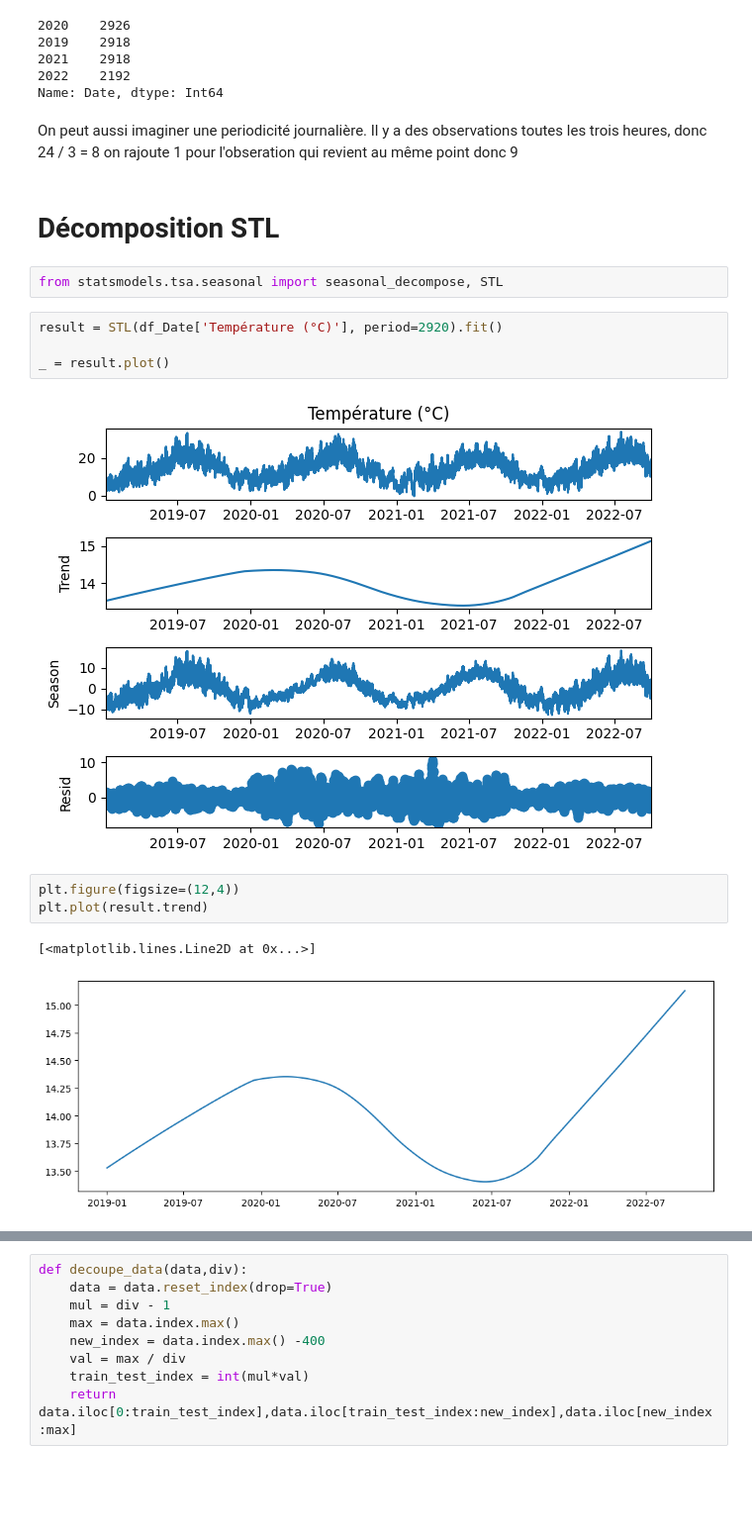
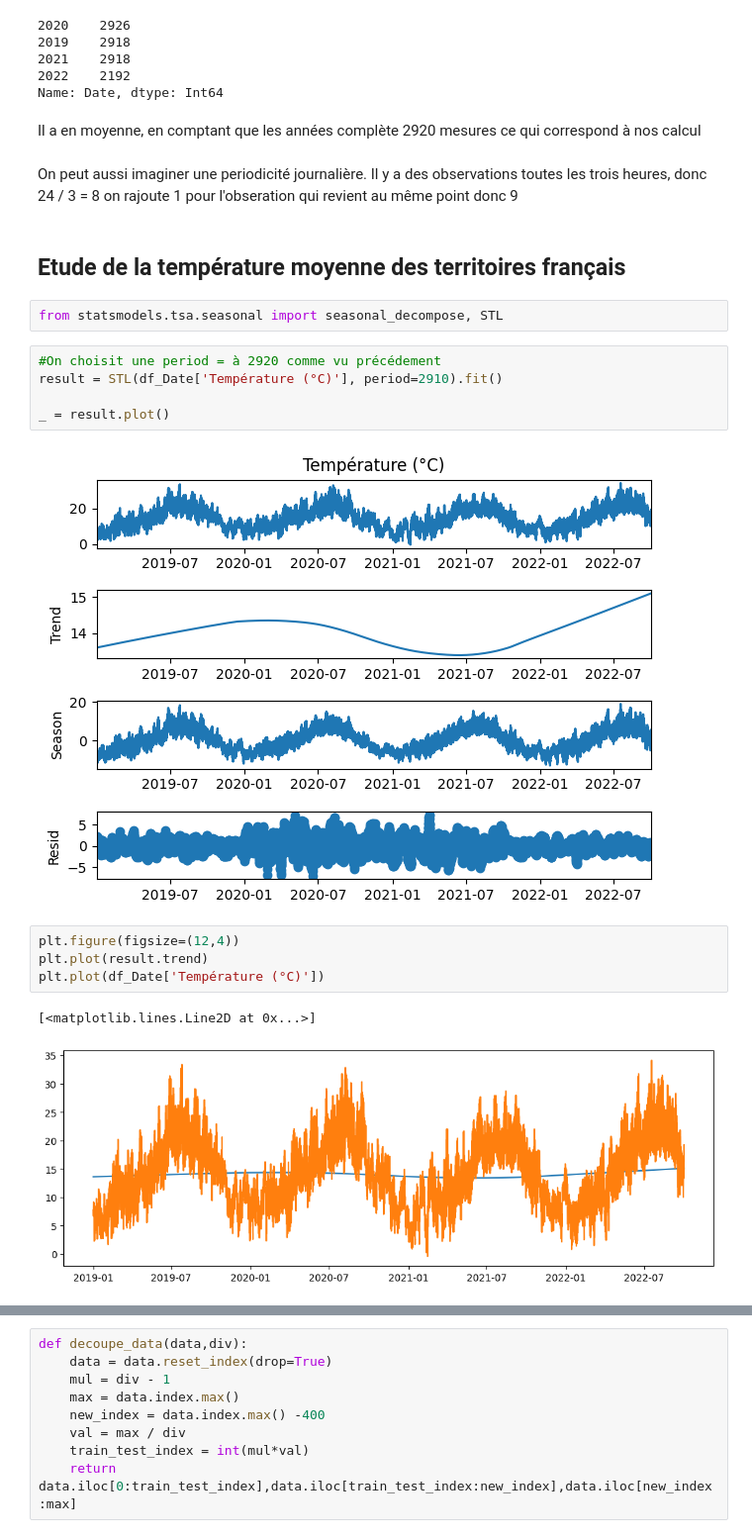
Before and after one commit to JAndretti/Projet-Time-Series-E5, a Jupyter notebook: main.ipynb, the cells around one changed output, grey strips where cells are left out. Shown at 99% size. Drawn from its saved outputs; the diff is of its cells as text; blank space fills up the shorter version.

```diff
--- a/main.ipynb
+++ b/main.ipynb
@@ -256,21 +272,25 @@ df_temporaire['Date'].value_counts()
 2021    2918
 2022    2192
 Name: Date, dtype: Int64
+# %% [markdown]
+Il a en moyenne, en comptant que les années complète 2920 mesures ce qui correspond à nos calcul
 # %% [markdown]
 On peut aussi imaginer une periodicité journalière. Il y a des observations toutes les trois heures, donc 24 / 3 = 8 on rajoute 1 pour l'obseration qui revient au même point donc 9
-# %% [markdown]
-# Décomposition STL
+# %% [markdown]
+## Etude de la température moyenne des territoires français
 # %%
 from statsmodels.tsa.seasonal import seasonal_decompose, STL
 # %%
-result = STL(df_Date['Température (°C)'], period=2920).fit()
+#On choisit une period = à 2920 comme vu précédement
+result = STL(df_Date['Température (°C)'], period=2910).fit()
 
 _ = result.plot()
 # %% [output]
-[figure, old version]
+[figure, new version]
 # %%
 plt.figure(figsize=(12,4))
 plt.plot(result.trend)
+plt.plot(df_Date['Température (°C)'])
 # %% [output]
 [<matplotlib.lines.Line2D at 0x...>]
-[figure, old version]
+[figure, new version]
```
Also changed, not shown: parts of 66 cells of this notebook.
